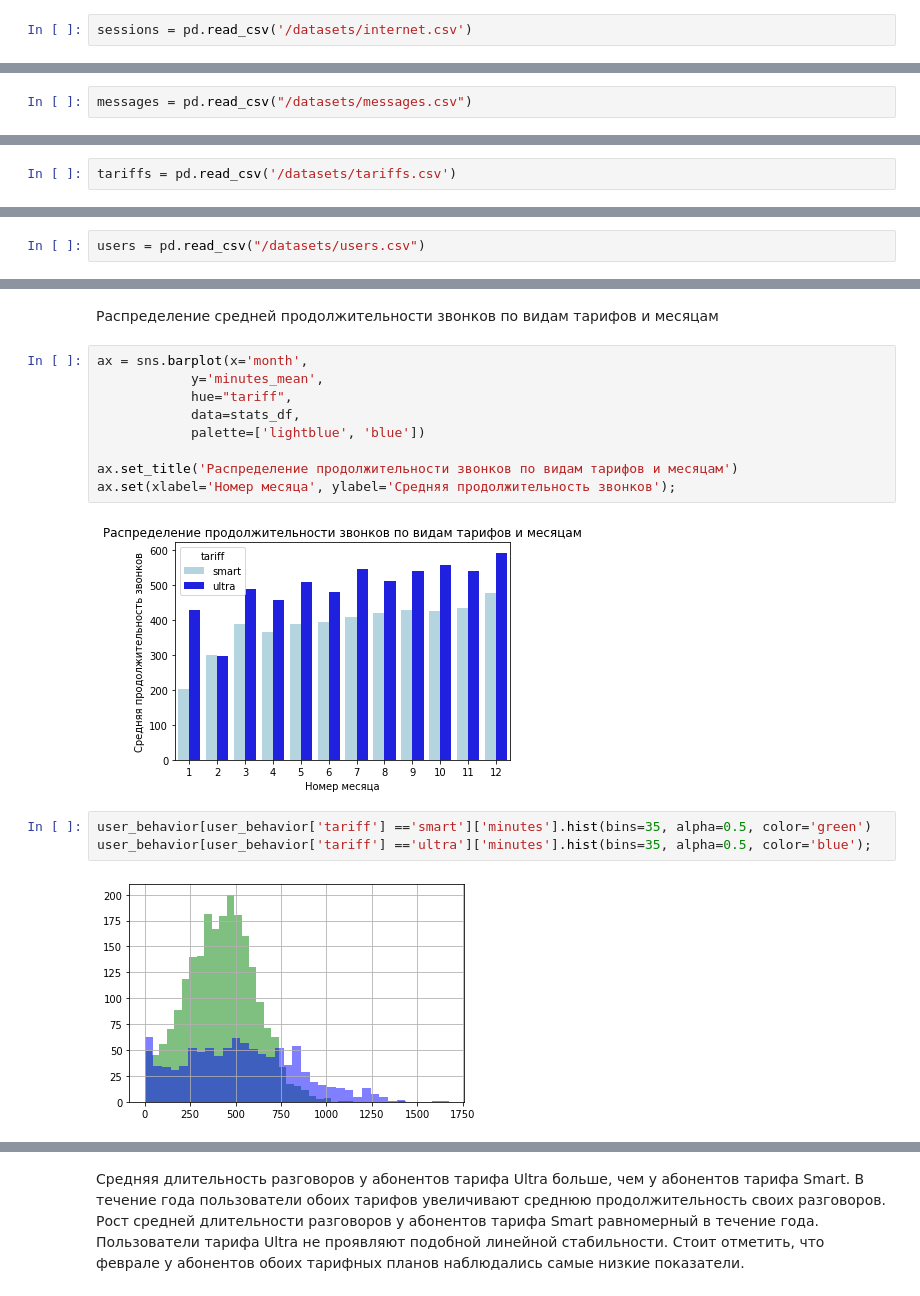
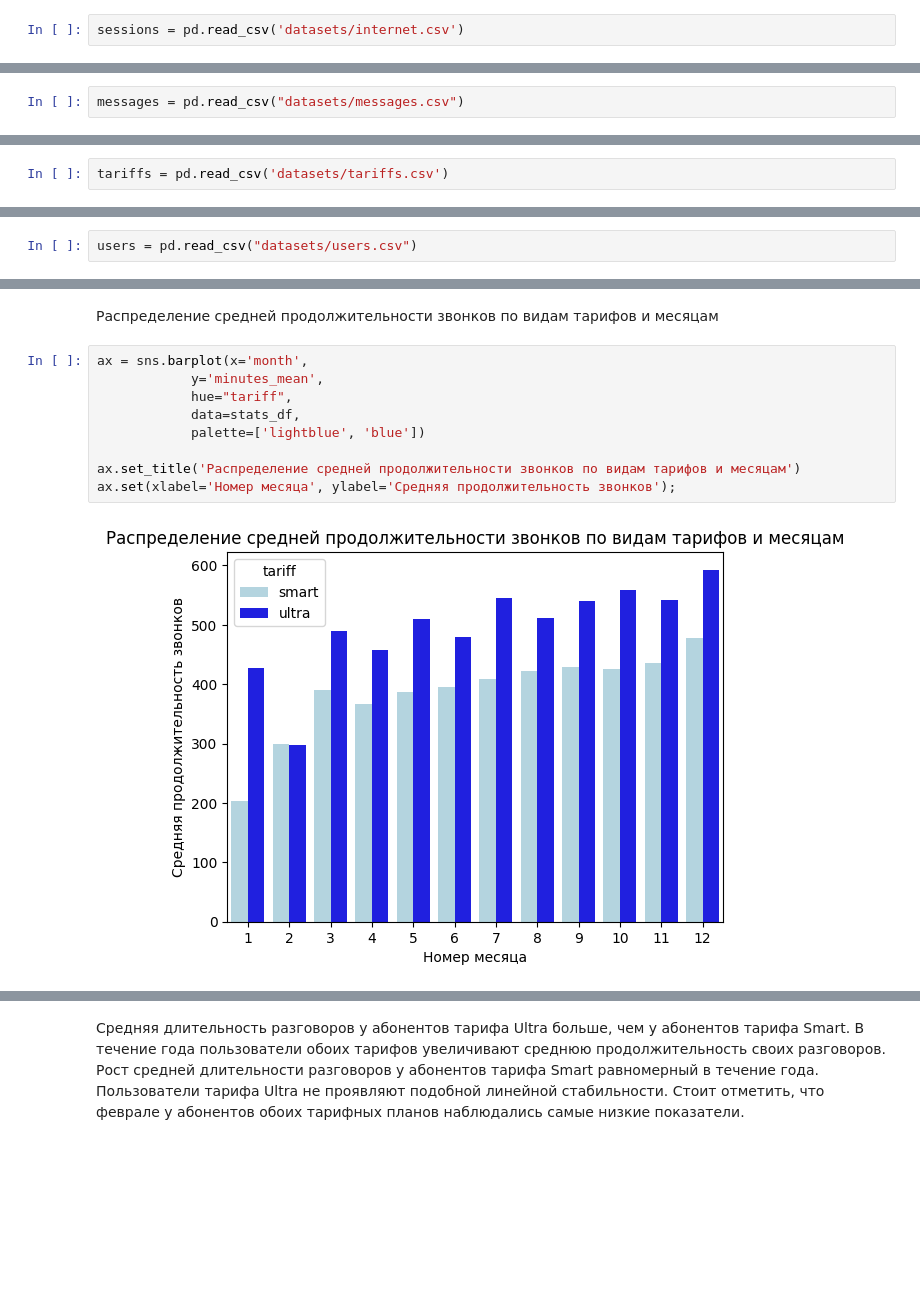
Before and after one commit to Victoranoshin/Yandex-Practicum-Projects-Data-Science, a Jupyter notebook: Проект 4 статистический аналз данных/Проект 4 статистический аналз данных.ipynb, the cells around one changed output, grey strips where cells are left out. Saved outputs shown, nothing was run; the diff lists cells and outputs as text; blank space fills up the shorter version.

```diff
--- a/Проект 4 статистический аналз данных/Проект 4 статистический аналз данных.ipynb
+++ b/Проект 4 статистический аналз данных/Проект 4 статистический аналз данных.ipynb
@@ -44,2 +53,2 @@ calls['duration'].hist();
 # %%
-sessions = pd.read_csv('/datasets/internet.csv')
+sessions = pd.read_csv('datasets/internet.csv')
@@ -82,2 +84,2 @@ sessions['mb_used'].hist();
 # %%
-messages = pd.read_csv("/datasets/messages.csv")
+messages = pd.read_csv("datasets/messages.csv")
@@ -112,2 +108,2 @@ memory usage: 2.8+ MB
 # %%
-tariffs = pd.read_csv('/datasets/tariffs.csv')
+tariffs = pd.read_csv('datasets/tariffs.csv')
@@ -144,2 +134,2 @@ memory usage: 256.0+ bytes
 # %%
-users = pd.read_csv("/datasets/users.csv")
+users = pd.read_csv("datasets/users.csv")
@@ -497,16 +458,11 @@ plt.show()
 # %%
 ax = sns.barplot(x='month',
             y='minutes_mean',
             hue="tariff",
             data=stats_df,
             palette=['lightblue', 'blue'])
 
-ax.set_title('Распределение продолжительности звонков по видам тарифов и месяцам')
+ax.set_title('Распределение средней продолжительности звонков по видам тарифов и месяцам')
 ax.set(xlabel='Номер месяца', ylabel='Средняя продолжительность звонков');
 # %% [output]
-[figure, old version]
+[figure, new version]
-# %%
-user_behavior[user_behavior['tariff'] =='smart']['minutes'].hist(bins=35, alpha=0.5, color='green')
-user_behavior[user_behavior['tariff'] =='ultra']['minutes'].hist(bins=35, alpha=0.5, color='blue');
-# %% [output]
-[figure, removed]
```
Also changed, not shown: parts of 74 cells of this notebook, 31 other files.
